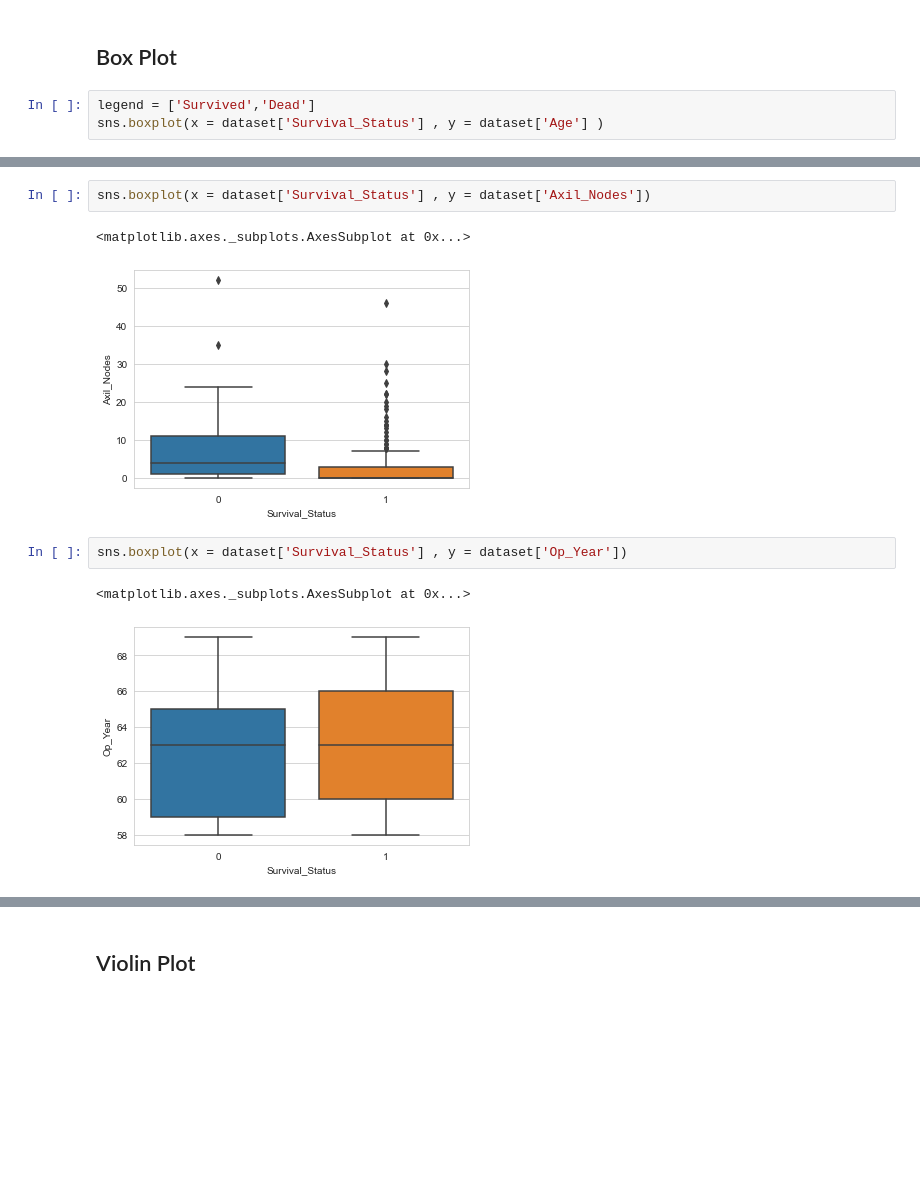
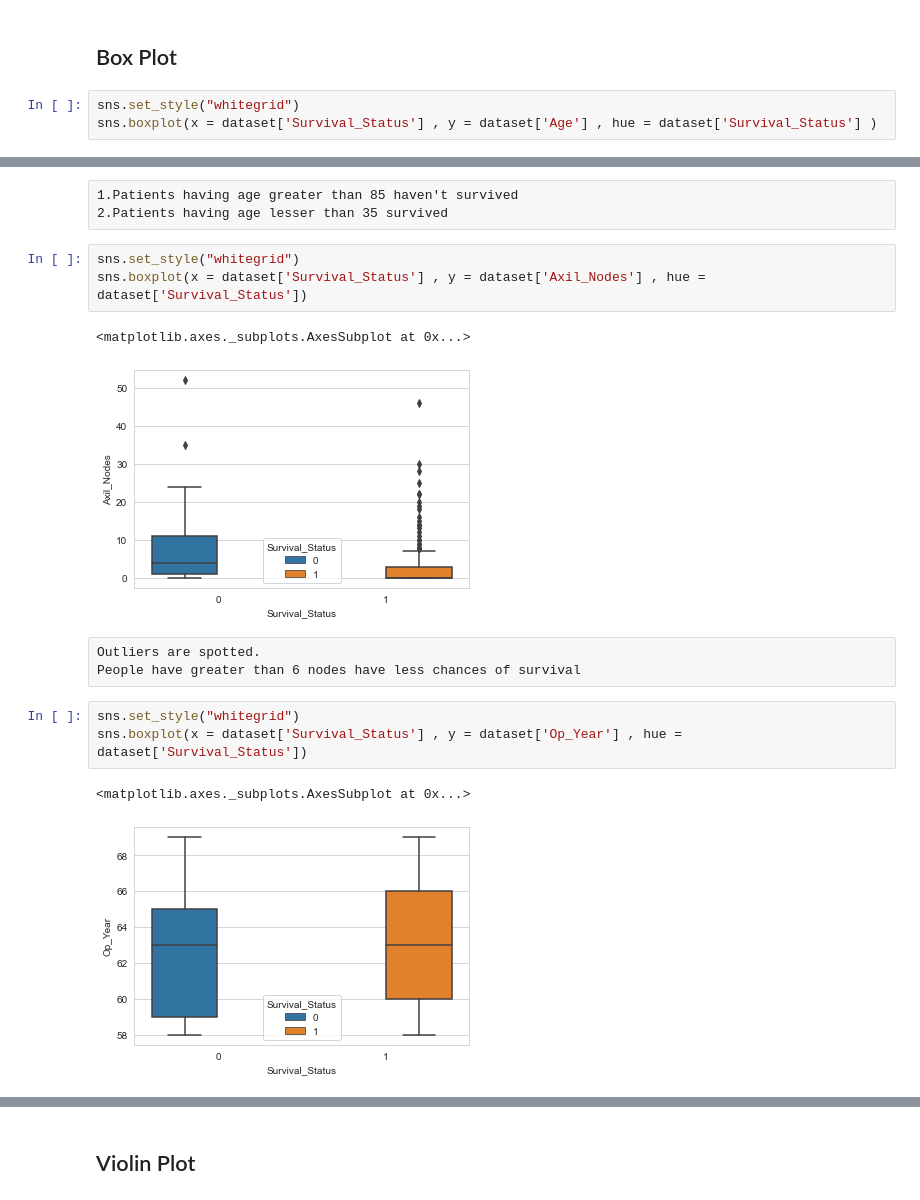
Before and after one commit to Mridul20/Haberman_Dataset_Analysis, a Jupyter notebook: Haberman_Survival_Analysis.ipynb, the cells around one changed output, grey strips where cells are left out. Drawn from its saved outputs; the diff is of its cells as text; blank space fills up the shorter version.

```diff
--- a/Haberman_Survival_Analysis.ipynb
+++ b/Haberman_Survival_Analysis.ipynb
@@ -256,7 +394,7 @@ plt.legend()
 # %% [markdown]
 ## Box Plot
 # %%
-legend = ['Survived','Dead']
-sns.boxplot(x = dataset['Survival_Status'] , y = dataset['Age'] )
+sns.set_style("whitegrid")
+sns.boxplot(x = dataset['Survival_Status'] , y = dataset['Age'] , hue = dataset['Survival_Status'] )
 # %% [output]
 <matplotlib.axes._subplots.AxesSubplot at 0x...>
@@ -264,10 +402,18 @@ sns.boxplot(x = dataset['Survival_Status'] , y = dataset['Age'] )
+# %% [raw]
+1.Patients having age greater than 85 haven't survived
+2.Patients having age lesser than 35 survived
 # %%
-sns.boxplot(x = dataset['Survival_Status'] , y = dataset['Axil_Nodes'])
+sns.set_style("whitegrid")
+sns.boxplot(x = dataset['Survival_Status'] , y = dataset['Axil_Nodes'] , hue = dataset['Survival_Status'])
 # %% [output]
 <matplotlib.axes._subplots.AxesSubplot at 0x...>
-[figure, old version]
+[figure, new version]
+# %% [raw]
+Outliers are spotted.
+People have greater than 6 nodes have less chances of survival
 # %%
-sns.boxplot(x = dataset['Survival_Status'] , y = dataset['Op_Year'])
+sns.set_style("whitegrid")
+sns.boxplot(x = dataset['Survival_Status'] , y = dataset['Op_Year'] , hue = dataset['Survival_Status'])
 # %% [output]
 <matplotlib.axes._subplots.AxesSubplot at 0x...>
-[figure, old version]
+[figure, new version]
```
Also changed, not shown: parts of 37 cells of this notebook.
